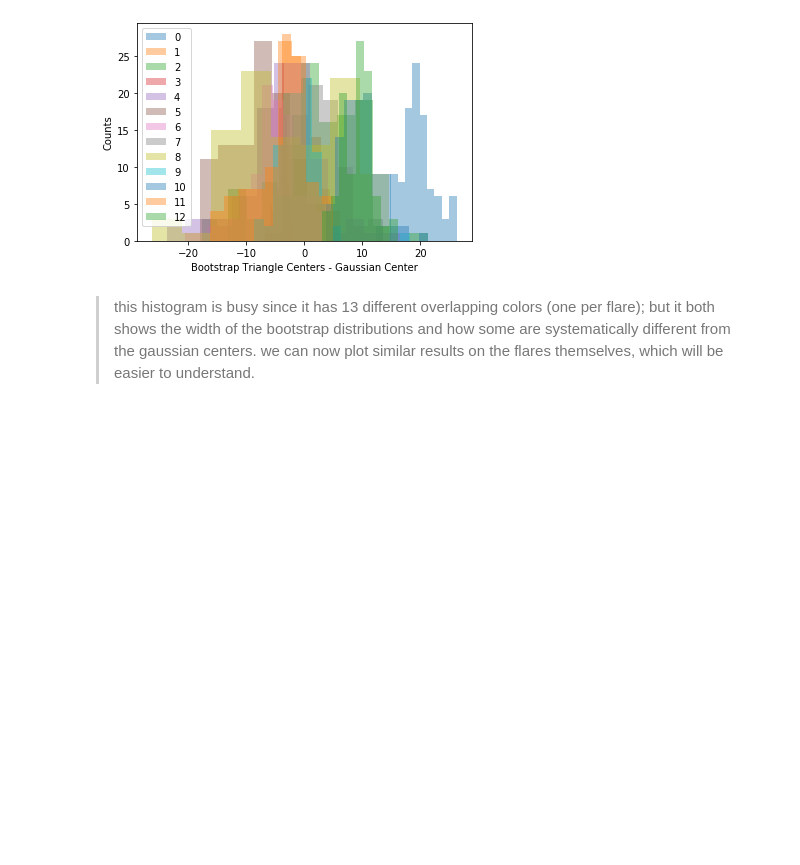
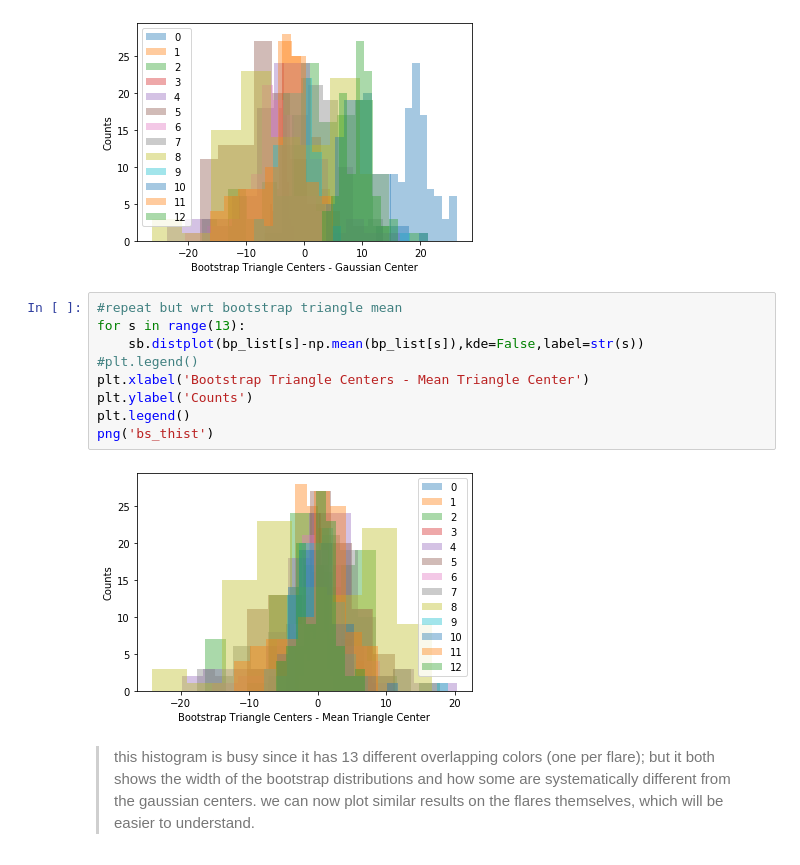
Before and after one commit to lenatreiber/LXP69.5, a Jupyter notebook: LXP69.5FlareModelling.ipynb, the cells around one changed output. Drawn from its saved outputs; the diff is of its cells as text; blank space fills up the shorter version.

```diff
--- a/LXP69.5FlareModelling.ipynb
+++ b/LXP69.5FlareModelling.ipynb
@@ -1557,6 +1569,17 @@ plt.legend()
 png('bs_ghist')
 # %% [output]
 [figure]
+# %%
+#repeat but wrt bootstrap triangle mean
+for s in range(13):
+    sb.distplot(bp_list[s]-np.mean(bp_list[s]),kde=False,label=str(s))
+#plt.legend()
+plt.xlabel('Bootstrap Triangle Centers - Mean Triangle Center')
+plt.ylabel('Counts')
+plt.legend()
+png('bs_thist')
+# %% [output]
+[figure, added]
 # %% [markdown]
 > this histogram is busy since it has 13 different overlapping colors (one per flare); but it both shows the width of the bootstrap distributions and how some are systematically different from the gaussian centers. we can now plot similar results on the flares themselves, which will be easier to understand.
 # %%
```
Also changed, not shown: parts of 70 cells of this notebook.
